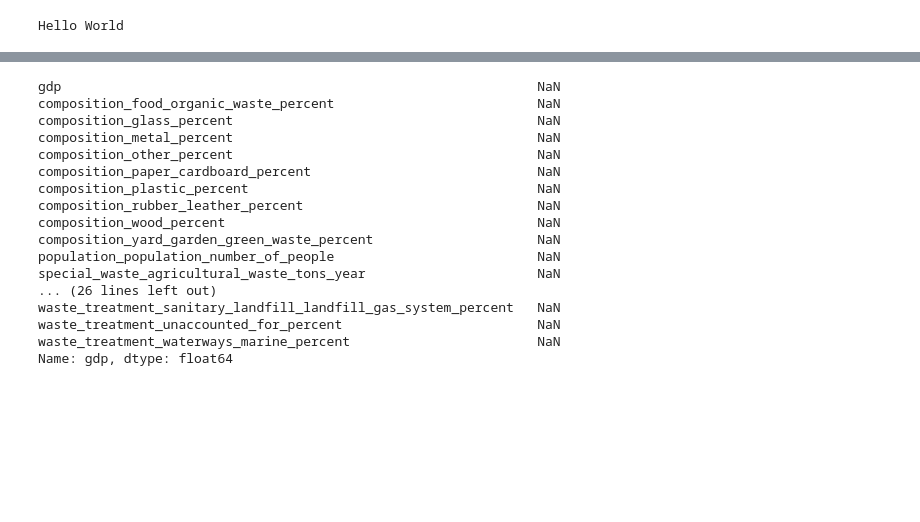
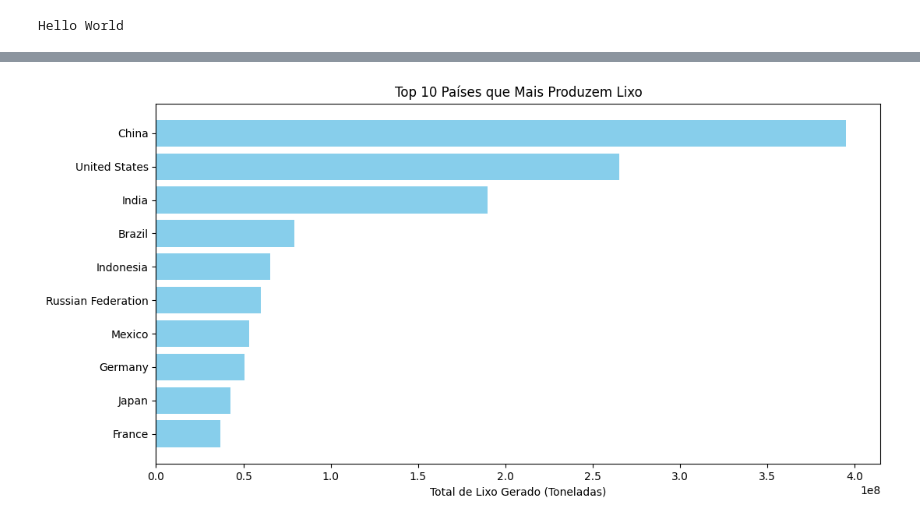
Before and after one commit to rafaelflorentinobarbosa/InteligenciaArtificial, a Jupyter notebook: Projeto_final/index.ipynb, the cells around one changed output, grey strips where cells are left out. Saved outputs shown, nothing was run; the diff lists cells and outputs as text; code cells hidden in the pictures; blank space fills up the shorter version.

```diff
--- a/Projeto_final/index.ipynb
+++ b/Projeto_final/index.ipynb
@@ -81,7 +82,10 @@ Index(['region_id', 'country_name', 'gdp',
 # %%
 # Tratamento
-colunas_numericas = paises_poluentes.select_dtypes(include=['number'])
+# colunas_numericas = paises_poluentes.select_dtypes(include=['number'])
 
-colunas_numericas = colunas_numericas.dropna()
+# colunas_numericas = colunas_numericas.dropna()
 
-colunas_numericas = colunas_numericas.dropna()
+# Substituir valores NaN por 0
+paises_poluentes.fillna(0, inplace=True)
+
+paises_poluentes.head()
@@ -88,22 +100,31 @@ colunas_numericas = colunas_numericas.dropna()
-# %%
-# Correlação
-correlacao = colunas_numericas.corr()
-print(correlacao['gdp'])
-# %% [output]
-gdp                                                             NaN
-composition_food_organic_waste_percent                          NaN
-composition_glass_percent                                       NaN
-composition_metal_percent                                       NaN
-composition_other_percent                                       NaN
-composition_paper_cardboard_percent                             NaN
-composition_plastic_percent                                     NaN
-composition_rubber_leather_percent                              NaN
-composition_wood_percent                                        NaN
-composition_yard_garden_green_waste_percent                     NaN
-population_population_number_of_people                          NaN
-special_waste_agricultural_waste_tons_year                      NaN
-... (26 lines left out)
-waste_treatment_sanitary_landfill_landfill_gas_system_percent   NaN
-waste_treatment_unaccounted_for_percent                         NaN
-waste_treatment_waterways_marine_percent                        NaN
-Name: gdp, dtype: float64
+# %%
+import pandas as pd
+import matplotlib.pyplot as plt
+
+# Selecionar as colunas relevantes
+colunas_desejadas = [
+    'country_name',
+    'total_msw_total_msw_generated_tons_year'
+]
+
+# Criar um novo DataFrame com as colunas selecionadas
+dados_lixo = paises_poluentes[colunas_desejadas].copy()
+
+# Remover linhas com valores NaN na coluna de lixo gerado
+dados_lixo.dropna(subset=['total_msw_total_msw_generated_tons_year'], inplace=True)
+
+# Ordenar os dados pela quantidade total de lixo gerado
+dados_lixo.sort_values(by='total_msw_total_msw_generated_tons_year', ascending=False, inplace=True)
+
+# Selecionar os 10 países que mais produzem lixo
+top_paises = dados_lixo.head(10)
+
+# Criar o gráfico
+plt.figure(figsize=(12, 6))
+plt.barh(top_paises['country_name'], top_paises['total_msw_total_msw_generated_tons_year'], color='skyblue')
+plt.xlabel('Total de Lixo Gerado (Toneladas)')
+plt.title('Top 10 Países que Mais Produzem Lixo')
+plt.gca().invert_yaxis()  # Inverter o eixo y para mostrar o maior primeiro
+plt.show()
+# %% [output]
+[figure, added]
```
Also changed, not shown: parts of 20 cells of this notebook.
